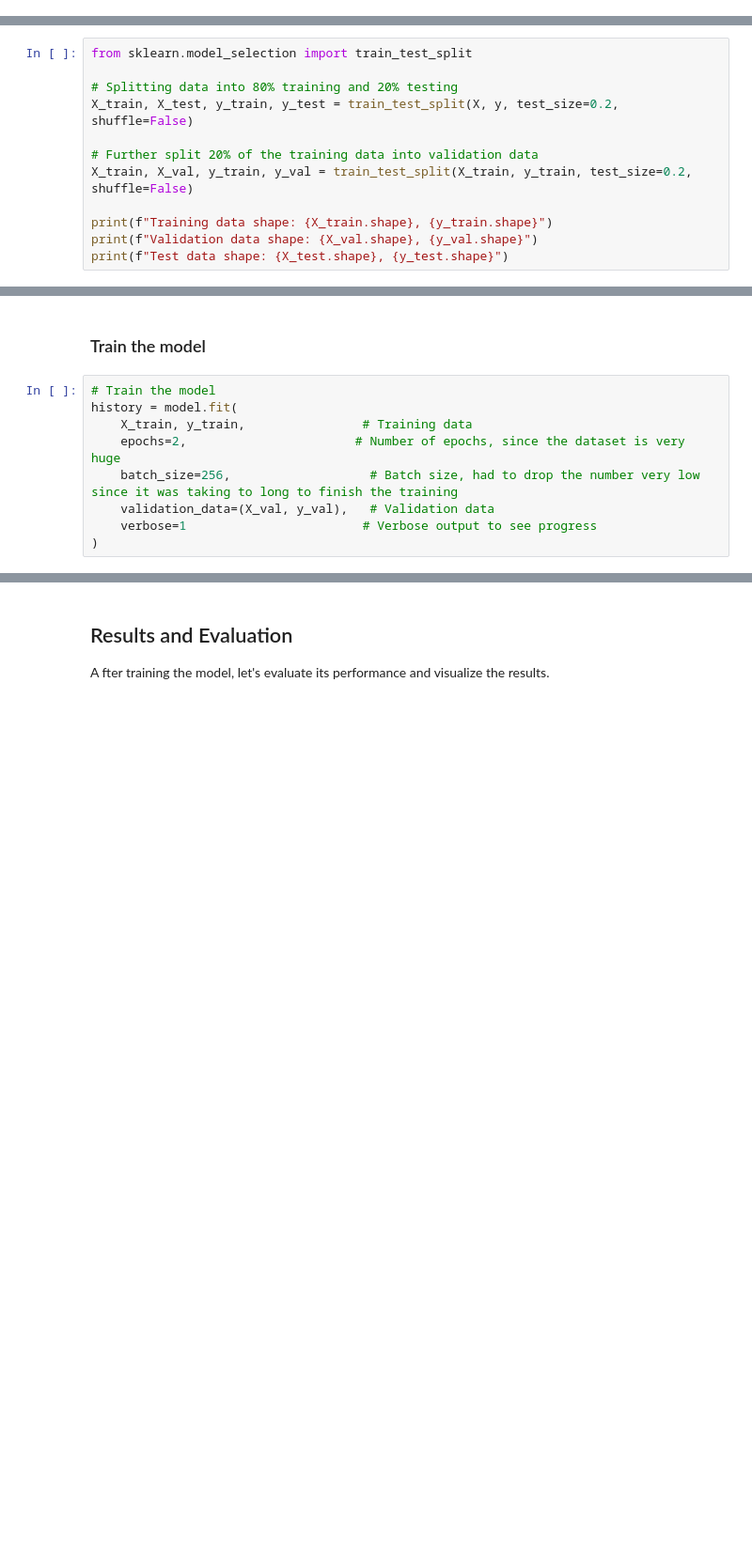
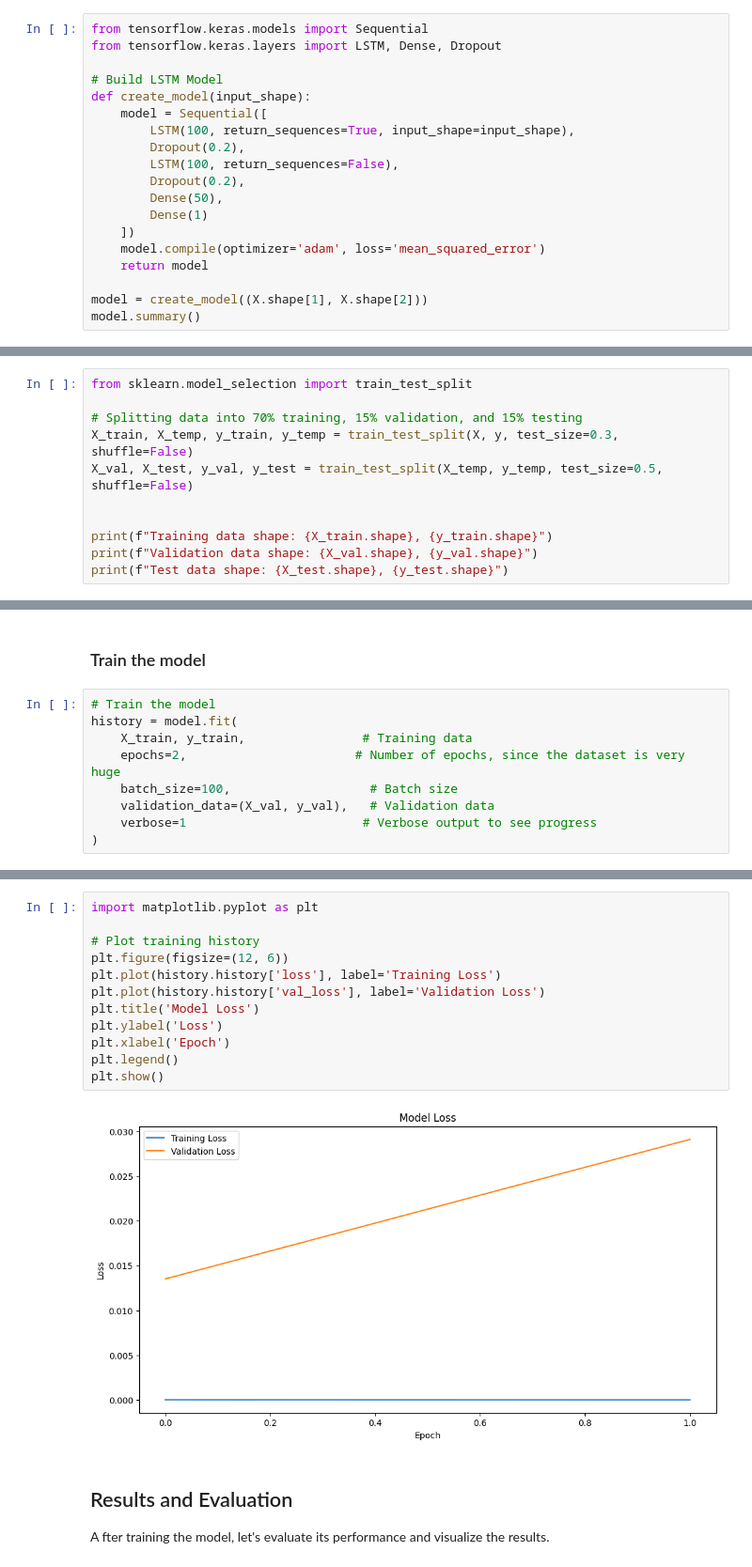
Before and after one commit to ZigaLarissa/BTC-Forecasting, a Jupyter notebook: btc_forecasting.ipynb, the cells around one changed output, grey strips where cells are left out. Shown at 94% size. Cells and saved outputs as stored; diff of their text form; blank space fills up the shorter version.

```diff
--- a/btc_forecasting.ipynb
+++ b/btc_forecasting.ipynb
@@ -156,0 +135,19 @@ Model: "sequential_1"
+# %%
+from tensorflow.keras.models import Sequential
+from tensorflow.keras.layers import LSTM, Dense, Dropout
+
+# Build LSTM Model
+def create_model(input_shape):
+    model = Sequential([
+        LSTM(100, return_sequences=True, input_shape=input_shape),
+        Dropout(0.2),
+        LSTM(100, return_sequences=False),
+        Dropout(0.2),
+        Dense(50),
+        Dense(1)
+    ])
+    model.compile(optimizer='adam', loss='mean_squared_error')
+    return model
+
+model = create_model((X.shape[1], X.shape[2]))
+model.summary()
@@ -166,11 +183,10 @@ Before making predictions, you need to split your dataset into training and test
 # %%
 from sklearn.model_selection import train_test_split
 
-# Splitting data into 80% training and 20% testing
-X_train, X_test, y_train, y_test = train_test_split(X, y, test_size=0.2, shuffle=False)
+# Splitting data into 70% training, 15% validation, and 15% testing
+X_train, X_temp, y_train, y_temp = train_test_split(X, y, test_size=0.3, shuffle=False)
+X_val, X_test, y_val, y_test = train_test_split(X_temp, y_temp, test_size=0.5, shuffle=False)
 
-# Further split 20% of the training data into validation data
-X_train, X_val, y_train, y_val = train_test_split(X_train, y_train, test_size=0.2, shuffle=False)
 
 print(f"Training data shape: {X_train.shape}, {y_train.shape}")
 print(f"Validation data shape: {X_val.shape}, {y_val.shape}")
@@ -192,7 +208,7 @@ Test data shape: (398126, 60), (398126,)
 history = model.fit(
     X_train, y_train,                # Training data
     epochs=2,                       # Number of epochs, since the dataset is very huge
-    batch_size=256,                   # Batch size, had to drop the number very low since it was taking to long to finish the training
+    batch_size=100,                   # Batch size
     validation_data=(X_val, y_val),   # Validation data
     verbose=1                        # Verbose output to see progress
 )
@@ -203,3 +220,17 @@ KeyboardInterrupt:
+# %%
+import matplotlib.pyplot as plt
+
+# Plot training history
+plt.figure(figsize=(12, 6))
+plt.plot(history.history['loss'], label='Training Loss')
+plt.plot(history.history['val_loss'], label='Validation Loss')
+plt.title('Model Loss')
+plt.ylabel('Loss')
+plt.xlabel('Epoch')
+plt.legend()
+plt.show()
+# %% [output]
+[figure, added]
 # %% [markdown]
 ## Results and Evaluation
 A
```
Also changed, not shown: parts of 9 cells of this notebook, 1 other file.
